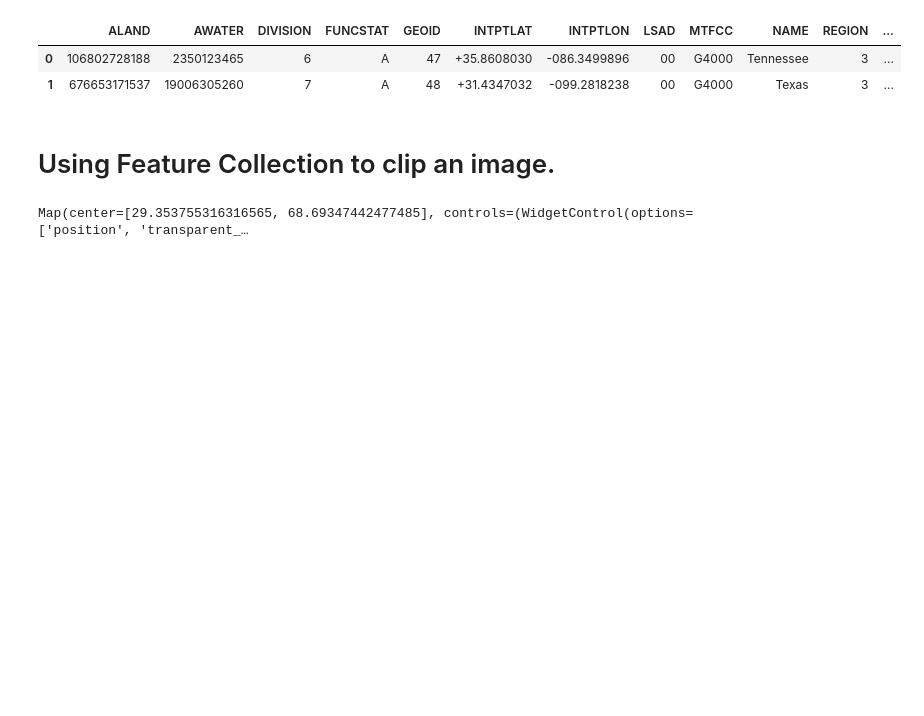
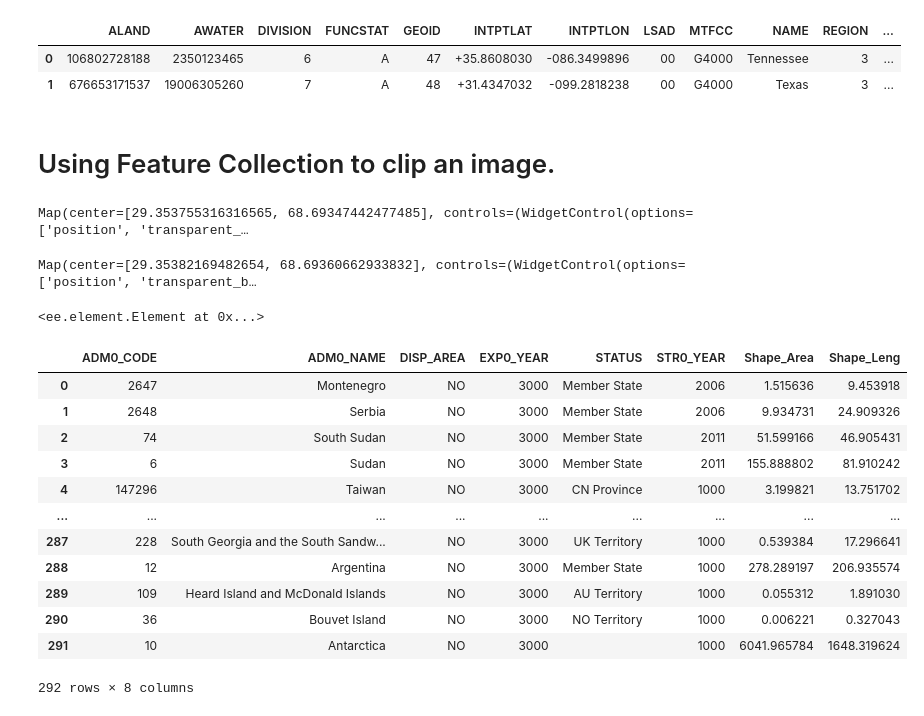
Before and after one commit to code4geoai/gee, a Jupyter notebook: gee1.ipynb, the cells around one changed output. Drawn from its saved outputs; the diff is of its cells as text; code cells hidden in the pictures; blank space fills up the shorter version.

```diff
--- a/gee1.ipynb
+++ b/gee1.ipynb
@@ -299,3 +299,33 @@ m.center_object(fc, 6)
 m
 # %% [output]
 Map(center=[29.353755316316565, 68.69347442477485], controls=(WidgetControl(options=['position', 'transparent_…
+# %%
+m = geemap.Map()
+# Area of Interest
+aoi=ee.FeatureCollection('FAO/GAUL/2015/level0').filterMetadata('ADM0_CODE', 'equals', 188)
+#geometry = aoi.geometry()
+m.addLayer(aoi, {}, 'Pakistan')
+m.centerObject(aoi, 5)
+m
+# %% [output]
+Map(center=[29.35382169482654, 68.69360662933832], controls=(WidgetControl(options=['position', 'transparent_b…
+# %%
+ee.FeatureCollection('FAO/GAUL/2015/level0').first()
+# %% [output]
+<ee.element.Element at 0x...>
+# %%
+geemap.ee_to_df(aoi)
+# %% [output]
+|  | ADM0_CODE | ADM0_NAME | DISP_AREA | EXP0_YEAR | STATUS | STR0_YEAR | Shape_Area | Shape_Leng |
+| 0 | 2647 | Montenegro | NO | 3000 | Member State | 2006 | 1.515636 | 9.453918 |
+| 1 | 2648 | Serbia | NO | 3000 | Member State | 2006 | 9.934731 | 24.909326 |
+| 2 | 74 | South Sudan | NO | 3000 | Member State | 2011 | 51.599166 | 46.905431 |
+| 3 | 6 | Sudan | NO | 3000 | Member State | 2011 | 155.888802 | 81.910242 |
+| 4 | 147296 | Taiwan | NO | 3000 | CN Province | 1000 | 3.199821 | 13.751702 |
+| ... | ... | ... | ... | ... | ... | ... | ... | ... |
+| 287 | 228 | South Georgia and the South Sandw... | NO | 3000 | UK Territory | 1000 | 0.539384 | 17.296641 |
+| 288 | 12 | Argentina | NO | 3000 | Member State | 1000 | 278.289197 | 206.935574 |
+| 289 | 109 | Heard Island and McDonald Islands | NO | 3000 | AU Territory | 1000 | 0.055312 | 1.891030 |
+| 290 | 36 | Bouvet Island | NO | 3000 | NO Territory | 1000 | 0.006221 | 0.327043 |
+| 291 | 10 | Antarctica | NO | 3000 |  | 1000 | 6041.965784 | 1648.319624 |
+292 rows × 8 columns
```
Also changed, not shown: 6 other files.
